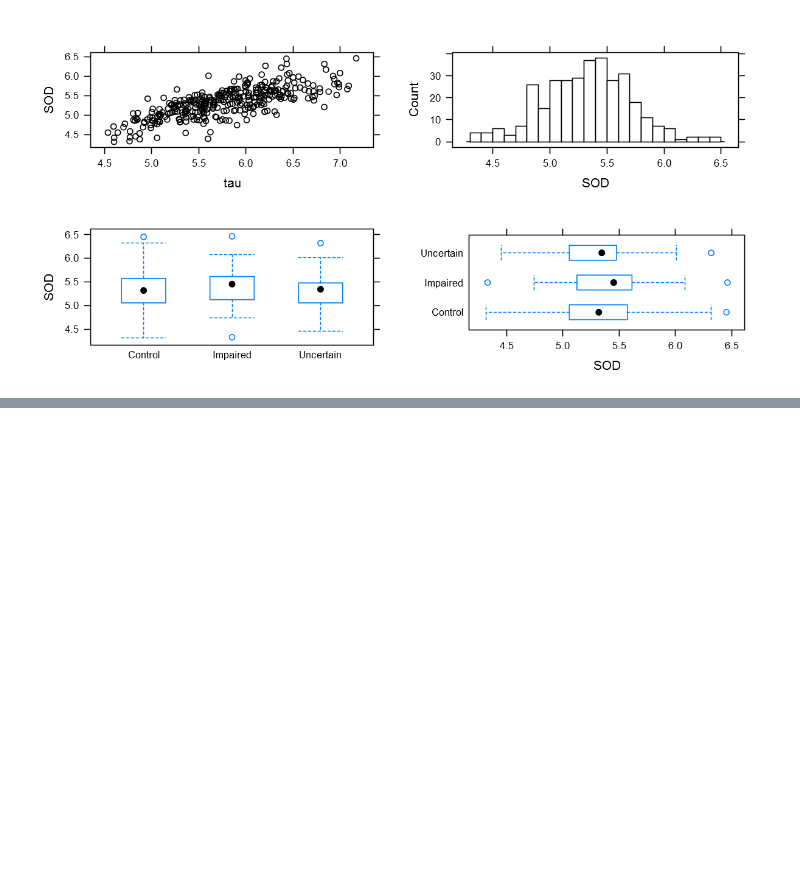
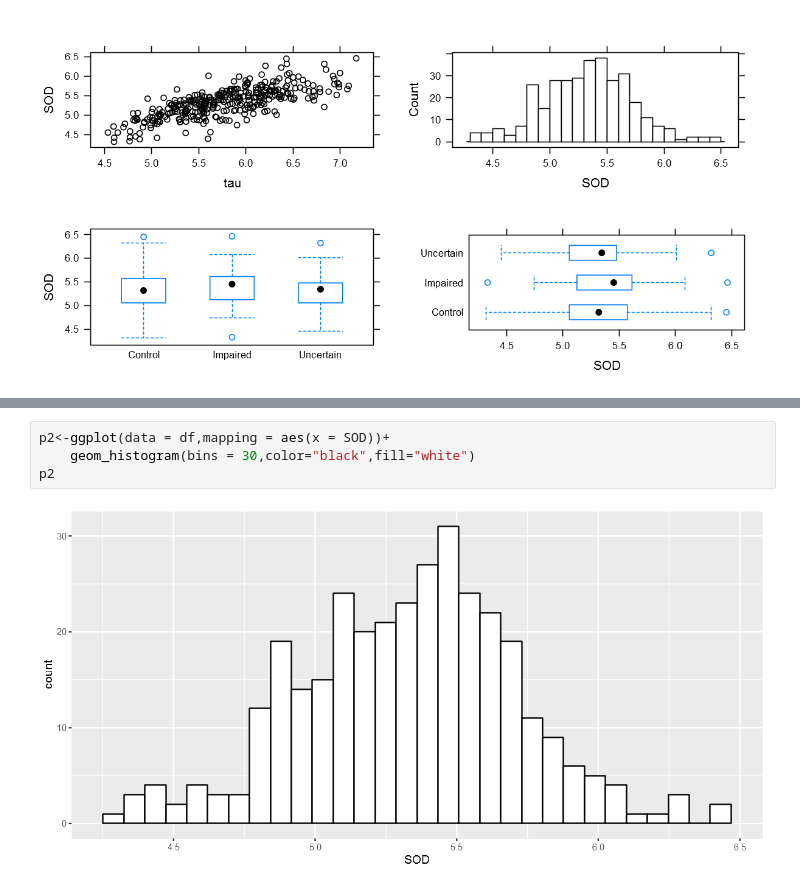
Before and after one commit to caixunbao/GitHubCXB, a Jupyter notebook: R/ggplot2/R语言数据可视化之美/第1章 R语言编程与绘图基础/001.图1-5-1 数据可视化基础.ipynb, the cells around one changed output, grey strips where cells are left out. Saved outputs shown, nothing was run; the diff lists cells and outputs as text; blank space fills up the shorter version.

```diff
--- a/R/ggplot2/R语言数据可视化之美/第1章 R语言编程与绘图基础/001.图1-5-1 数据可视化基础.ipynb
+++ b/R/ggplot2/R语言数据可视化之美/第1章 R语言编程与绘图基础/001.图1-5-1 数据可视化基础.ipynb
@@ -57,0 +68,6 @@ grid.arrange(p1,p2,p3,p4,ncol=2)
+# %%
+p2<-ggplot(data = df,mapping = aes(x = SOD))+
+    geom_histogram(bins = 30,color="black",fill="white")
+p2
+# %% [output]
+[figure, added]
```
Also changed, not shown: parts of 5 cells of this notebook.
